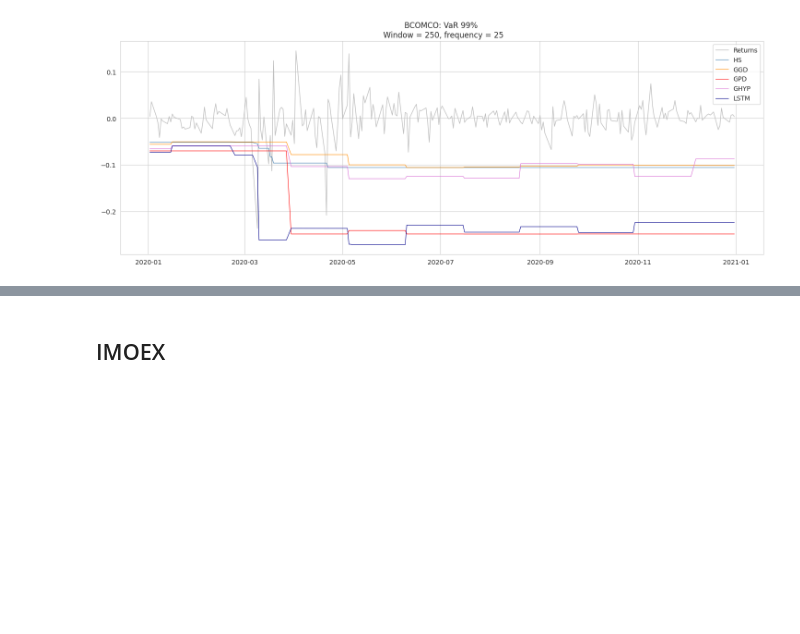
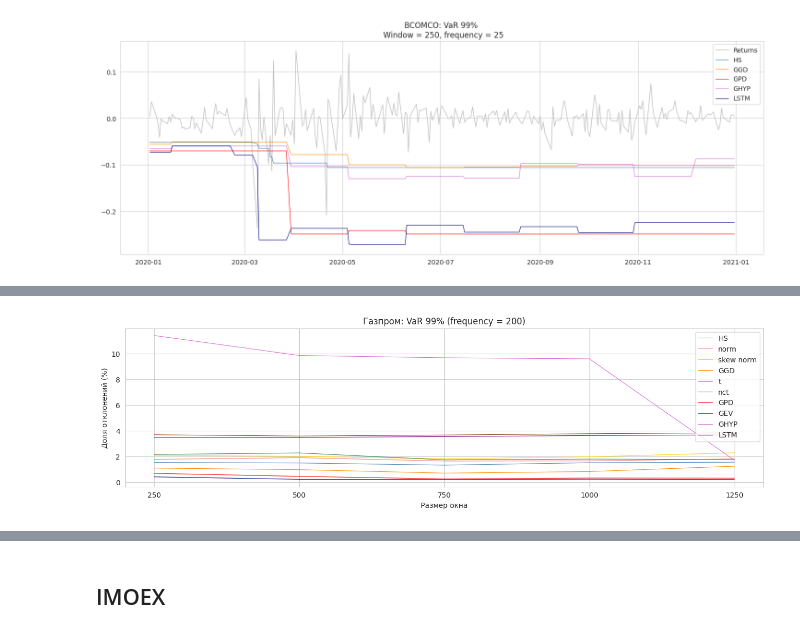
Before and after one commit to ElizavetaKagan/Model-Risk-vkr, a Jupyter notebook: Notebooks/VKR_MR_part2.ipynb, the cells around one changed output, grey strips where cells are left out. Saved outputs shown, nothing was run; the diff lists cells and outputs as text; code cells hidden in the pictures; blank space fills up the shorter version.

```diff
--- a/Notebooks/VKR_MR_part2.ipynb
+++ b/Notebooks/VKR_MR_part2.ipynb
@@ -229,0 +261,4 @@ oil_res.plot_backtest(window=250, freq=25,
+# %%
+gazp_res.plot_parametr_window(freq=200)
+# %% [output]
+[figure, added]
```
Also changed, not shown: parts of 116 cells of this notebook.
